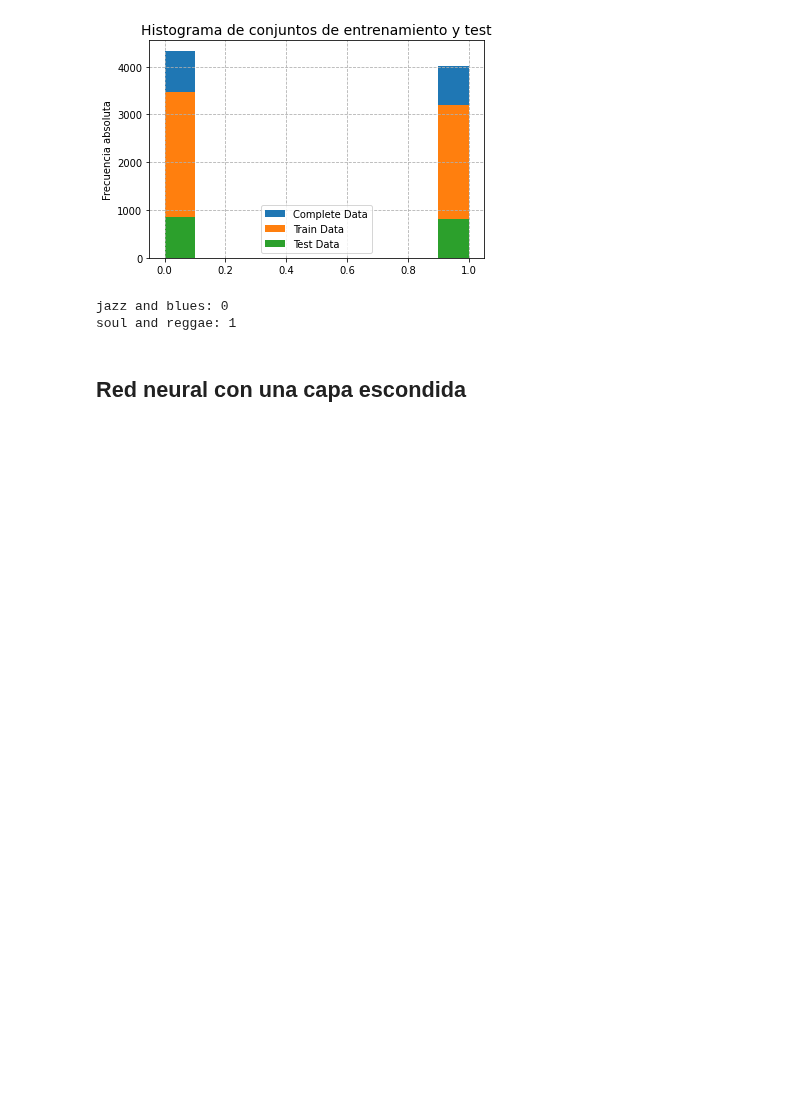
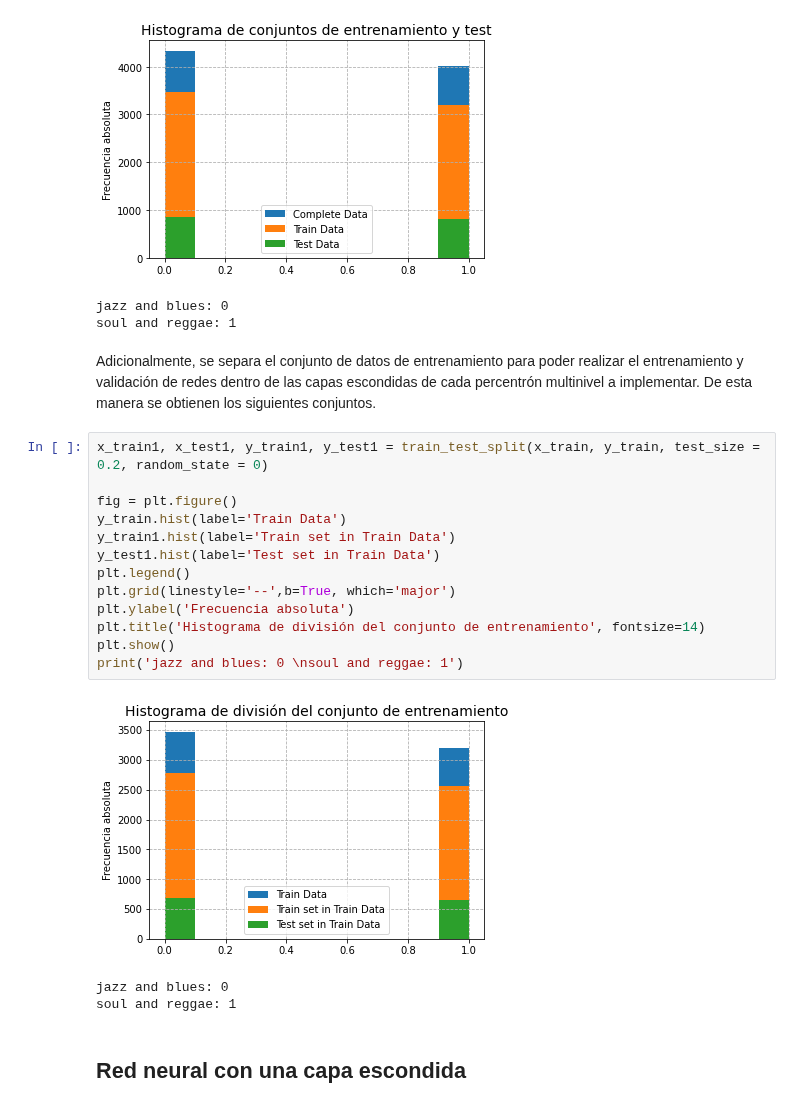
Before and after one commit to andresenrique08/ML_2020, a Jupyter notebook: Reto 3/Reto3_v1.ipynb, the cells around one changed output. Drawn from its saved outputs; the diff is of its cells as text; blank space fills up the shorter version.

```diff
--- a/Reto 3/Reto3_v1.ipynb
+++ b/Reto 3/Reto3_v1.ipynb
@@ -266,5 +279,24 @@ print('jazz and blues: 0 \nsoul and reggae: 1')
 [figure]
 jazz and blues: 0
 soul and reggae: 1
+# %% [markdown]
+Adicionalmente, se separa el conjunto de datos de entrenamiento para poder realizar el entrenamiento y validación de redes dentro de las capas escondidas de cada percentrón multinivel a implementar. De esta manera se obtienen los siguientes conjuntos.
+# %%
+x_train1, x_test1, y_train1, y_test1 = train_test_split(x_train, y_train, test_size = 0.2, random_state = 0)
+
+fig = plt.figure()
+y_train.hist(label='Train Data')
+y_train1.hist(label='Train set in Train Data')
+y_test1.hist(label='Test set in Train Data')
+plt.legend()
+plt.grid(linestyle='--',b=True, which='major')
+plt.ylabel('Frecuencia absoluta')
+plt.title('Histograma de división del conjunto de entrenamiento', fontsize=14)
+plt.show()
+print('jazz and blues: 0 \nsoul and reggae: 1')
+# %% [output]
+[figure, added]
+jazz and blues: 0
+soul and reggae: 1
 # %% [markdown]
 ## Red neural con una capa escondida
```
Also changed, not shown: parts of 13 cells of this notebook.
